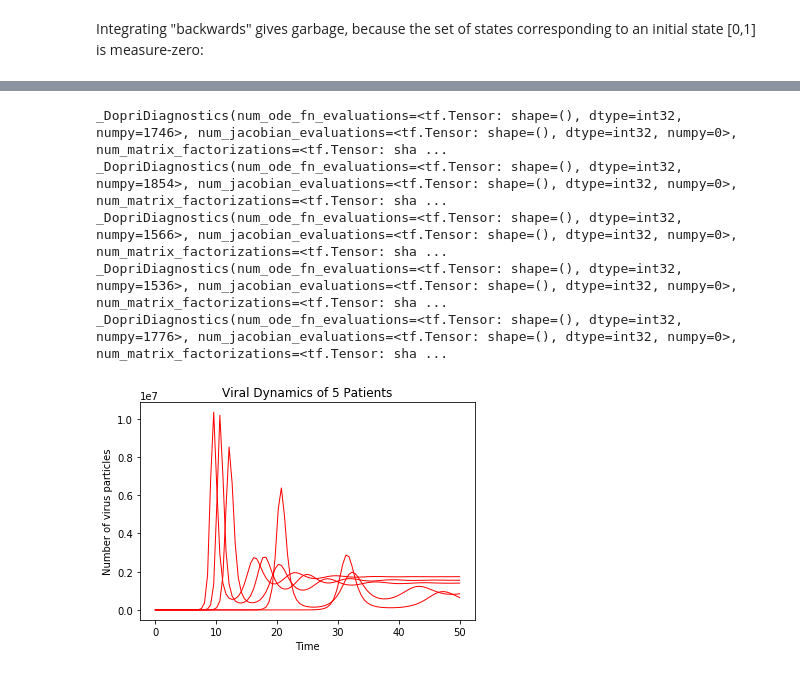
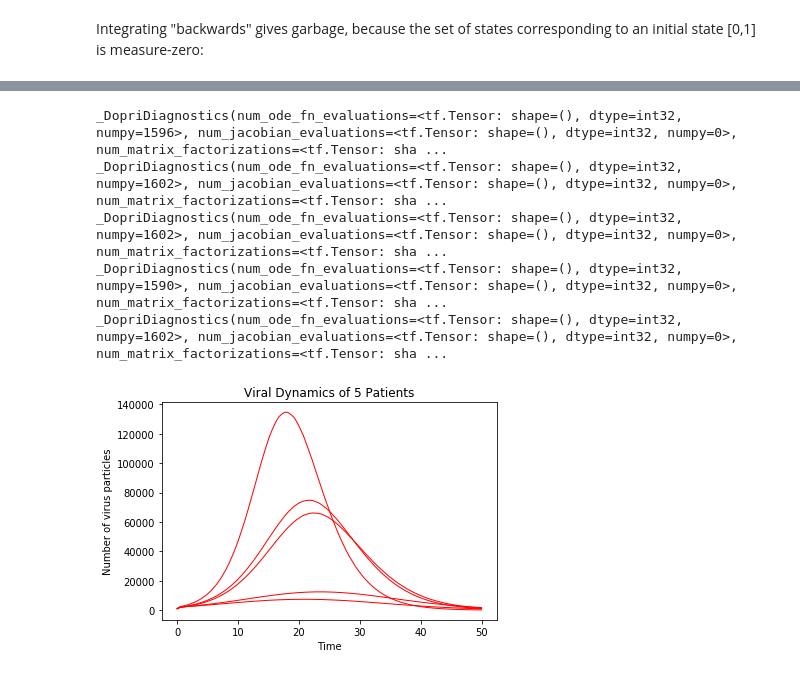
Before and after one commit to CarloGraziani/COVID_Surveillance, a Jupyter notebook: jupyter/viral_dynamics.ipynb, the cells around one changed output, grey strips where cells are left out. Drawn from its saved outputs; the diff is of its cells as text; code cells hidden in the pictures.

```diff
--- a/jupyter/viral_dynamics.ipynb
+++ b/jupyter/viral_dynamics.ipynb
@@ -14,14 +14,18 @@ import sys
 sys.path.append('..')
 import ODE_Dynamics_viral as od
 # %%
-par=tf.constant(np.array([[4E5,0.1,2E-7,4,100,5]], dtype=np.float32))
+# Equillibrium: (alpha*gamma/beta*c, L/alpha - gamma*mu/beta*c, c*L/alpha*gamma - mu/beta)
+# When beta*c*L = alpha*gamma*mu,(L/mu,0,0) is either a saddle point or an asymptotically stable node.
+# Otherwise eventually there remain infected cells, virions and uninfected cells in equilibrium.
+
+par=tf.constant(np.array([[5E3,0.01,5E-7,0.5,20,10]], dtype=np.float32))
 mod = od.ViralDynamics(par)
-V0 = 1
-X0 = 4E5
-Y0 = 1
+V0 = 1E4
+X0 = 1E6
+Y0 = 1E4
 init_state=tf.constant(np.array([[V0,X0,Y0]], dtype=np.float32))
 init_time=tf.constant(0.0)
-soln_times=tf.constant(np.linspace(0.0,50.0,num=100,dtype=np.float32))
+soln_times=tf.constant(np.linspace(0.0,50.0,num=500,dtype=np.float32))
 # %%
 dp = tfp.math.ode.DormandPrince()
 results = dp.solve(mod.RHS, init_time, init_state, solution_times=soln_times)
@@ -60,42 +64,40 @@ fig2.legend(['virus','uninfected','infected'])
 # %%
 # Simulate several individuals, each with different viral dynamics parameters
 import matplotlib.pyplot as plt
 fig = plt.figure()
 plt.xlabel('Time')
 plt.ylabel('Number of virus particles')
 plt.title("Viral Dynamics of 5 Patients")
 sample_size = 5
 index = 1
-mu_b, sigma_b = 2, 0.5
-mu_c, sigma_c = 100, 25
-mu_g, sigma_g = 5, 1.25
+mu_b, sigma_b = 5, 1
+
 while index <= sample_size:
     beta = np.random.normal(mu_b, sigma_b, 1)   #"rate at which virus infects host cells"
-    c = np.random.normal(mu_c, sigma_c, 1)   #"production rate of free virions"
-    g = np.random.normal(mu_g, sigma_g, 1)   #"per capita attrition rate of virions"
-    par=tf.constant(np.array([[4E5,0.1,beta*1E-7,4,c,g]], dtype=np.float32))
+    L = 0.0025/beta
+    par=tf.constant(np.array([[L,0.01,beta*1E-7,0.5,20,10]], dtype=np.float32))
     mod = od.ViralDynamics(par)
-    V0 = 1
-    X0 = 4E5
-    Y0 = 0
+    V0 = np.random.normal(1E3, 1E2, 1)
+    X0 = 1E6
+    Y0 = V0
     init_state=tf.constant(np.array([[V0,X0,Y0]], dtype=np.float32))
     init_time=tf.constant(0.0)
     soln_times=tf.constant(np.linspace(0.0,50.0,num=100,dtype=np.float32))
 
     dp = tfp.math.ode.DormandPrince()
     results = dp.solve(mod.RHS, init_time, init_state, solution_times=soln_times)
     print(results.diagnostics)
 
     t = results.times ; v = results.states[:,0,0] ;
     plt.plot(t, v,"r-",linewidth=1)
 
     index +=1
 
 plt.savefig('multiple_viral_dynamic_5.png', dpi=300, bbox_inches='tight')
 # %% [output]
-_DopriDiagnostics(num_ode_fn_evaluations=<tf.Tensor: shape=(), dtype=int32, numpy=1746>, num_jacobian_evaluations=<tf.Tensor: shape=(), dtype=int32, numpy=0>, num_matrix_factorizations=<tf.Tensor: sha ...
-_DopriDiagnostics(num_ode_fn_evaluations=<tf.Tensor: shape=(), dtype=int32, numpy=1854>, num_jacobian_evaluations=<tf.Tensor: shape=(), dtype=int32, numpy=0>, num_matrix_factorizations=<tf.Tensor: sha ...
-_DopriDiagnostics(num_ode_fn_evaluations=<tf.Tensor: shape=(), dtype=int32, numpy=1566>, num_jacobian_evaluations=<tf.Tensor: shape=(), dtype=int32, numpy=0>, num_matrix_factorizations=<tf.Tensor: sha ...
-_DopriDiagnostics(num_ode_fn_evaluations=<tf.Tensor: shape=(), dtype=int32, numpy=1536>, num_jacobian_evaluations=<tf.Tensor: shape=(), dtype=int32, numpy=0>, num_matrix_factorizations=<tf.Tensor: sha ...
-_DopriDiagnostics(num_ode_fn_evaluations=<tf.Tensor: shape=(), dtype=int32, numpy=1776>, num_jacobian_evaluations=<tf.Tensor: shape=(), dtype=int32, numpy=0>, num_matrix_factorizations=<tf.Tensor: sha ...
+_DopriDiagnostics(num_ode_fn_evaluations=<tf.Tensor: shape=(), dtype=int32, numpy=1596>, num_jacobian_evaluations=<tf.Tensor: shape=(), dtype=int32, numpy=0>, num_matrix_factorizations=<tf.Tensor: sha ...
+_DopriDiagnostics(num_ode_fn_evaluations=<tf.Tensor: shape=(), dtype=int32, numpy=1602>, num_jacobian_evaluations=<tf.Tensor: shape=(), dtype=int32, numpy=0>, num_matrix_factorizations=<tf.Tensor: sha ...
+_DopriDiagnostics(num_ode_fn_evaluations=<tf.Tensor: shape=(), dtype=int32, numpy=1602>, num_jacobian_evaluations=<tf.Tensor: shape=(), dtype=int32, numpy=0>, num_matrix_factorizations=<tf.Tensor: sha ...
+_DopriDiagnostics(num_ode_fn_evaluations=<tf.Tensor: shape=(), dtype=int32, numpy=1590>, num_jacobian_evaluations=<tf.Tensor: shape=(), dtype=int32, numpy=0>, num_matrix_factorizations=<tf.Tensor: sha ...
+_DopriDiagnostics(num_ode_fn_evaluations=<tf.Tensor: shape=(), dtype=int32, numpy=1602>, num_jacobian_evaluations=<tf.Tensor: shape=(), dtype=int32, numpy=0>, num_matrix_factorizations=<tf.Tensor: sha ...
-[figure, old version]
+[figure, new version]
```
Also changed, not shown: parts of 3 cells of this notebook.
